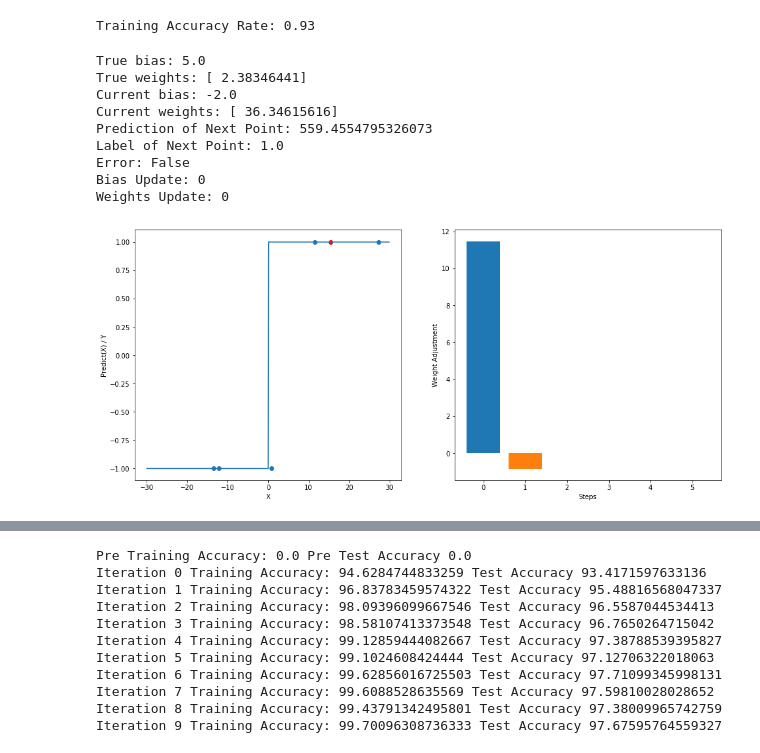
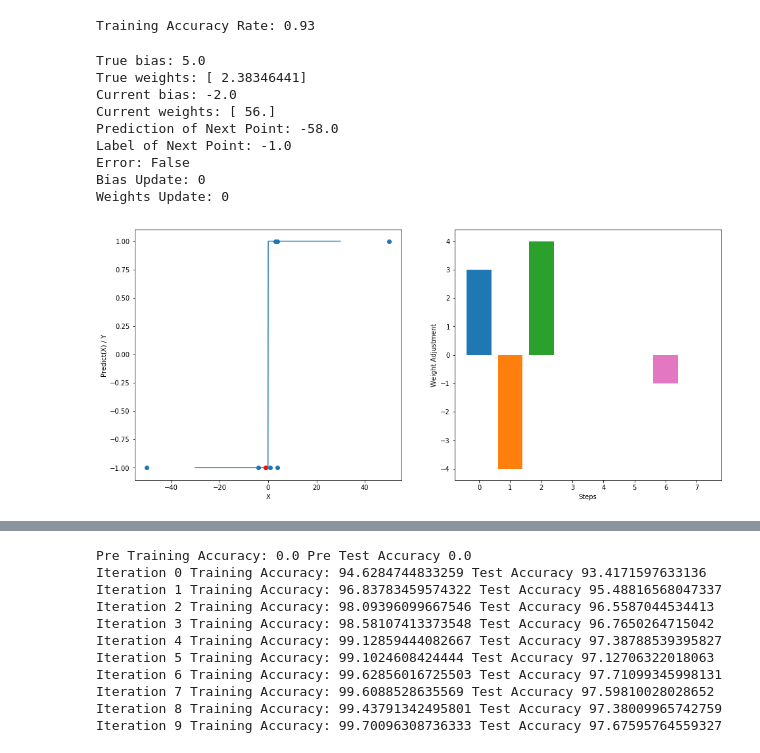
Before and after one commit to jupytercon2017user/jupytercon-2017, a Jupyter notebook: tutorial/POS-Tagging.ipynb, the cells around one changed output, grey strips where cells are left out. Drawn from its saved outputs; the diff is of its cells as text; code cells hidden in the pictures.

```diff
--- a/tutorial/POS-Tagging.ipynb
+++ b/tutorial/POS-Tagging.ipynb
@@ -588,6 +588,7 @@ class PerceptronAnimator(object):
         self.true_w = true_w
         self.thresholds = []
         self.errors = []
+        self.advance(self.advance_button)
 
     def get_data(self, row_i):
         return self.X[:row_i], self.y[:row_i]
@@ -680,35 +681,37 @@ class PerceptronAnimator(object):
         msg += "Error: {}".format(error)
         msg += "\n"
         msg += "Bias Update: {}".format(update_b)
         msg += "\n"
         msg += "Weights Update: {}".format(update_w)
         msg += "\n"
         print(msg)
         return update_w
 
 
     def make_line(self, ax, model):
         x = [i / 10. for i in range(-300, 300)]
         y = np.array([(model.bias + i * model.weights[0]) > 0 for i in x]).astype(float)
         y[np.where(y==0)] = -1
         return x, y
 
     def find_threshold(self, model):
         x_range = np.array([i/10. for i in range(-300, 300)])[:, np.newaxis]
         y = abs(model.predict(x_range))
 
         idx = abs(y).argmin()
         return x_range[idx]
 
-p = PerceptronAnimator(X, labels, true_w, true_b)
+
+X_vals = np.array([3, 4, 4, -50, -4,50, 1, -1])[:, np.newaxis]
+p = PerceptronAnimator(X_vals, labels, true_w, true_b)
 # %% [output]
 True bias: 5.0
 True weights: [ 2.38346441]
 Current bias: -2.0
-Current weights: [ 36.34615616]
-Prediction of Next Point: 559.4554795326073
-Label of Next Point: 1.0
+Current weights: [ 56.]
+Prediction of Next Point: -58.0
+Label of Next Point: -1.0
 Error: False
 Bias Update: 0
 Weights Update: 0
-[figure, old version]
+[figure, new version]
```
Also changed, not shown: parts of 3 cells of this notebook.
